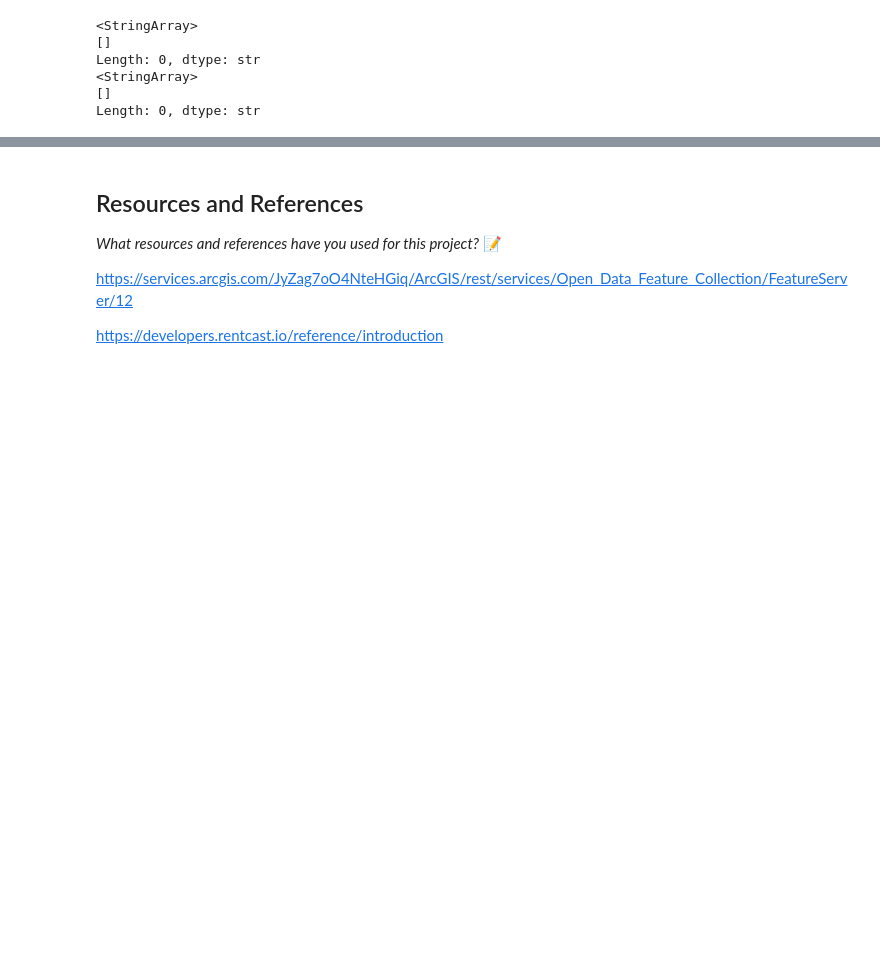
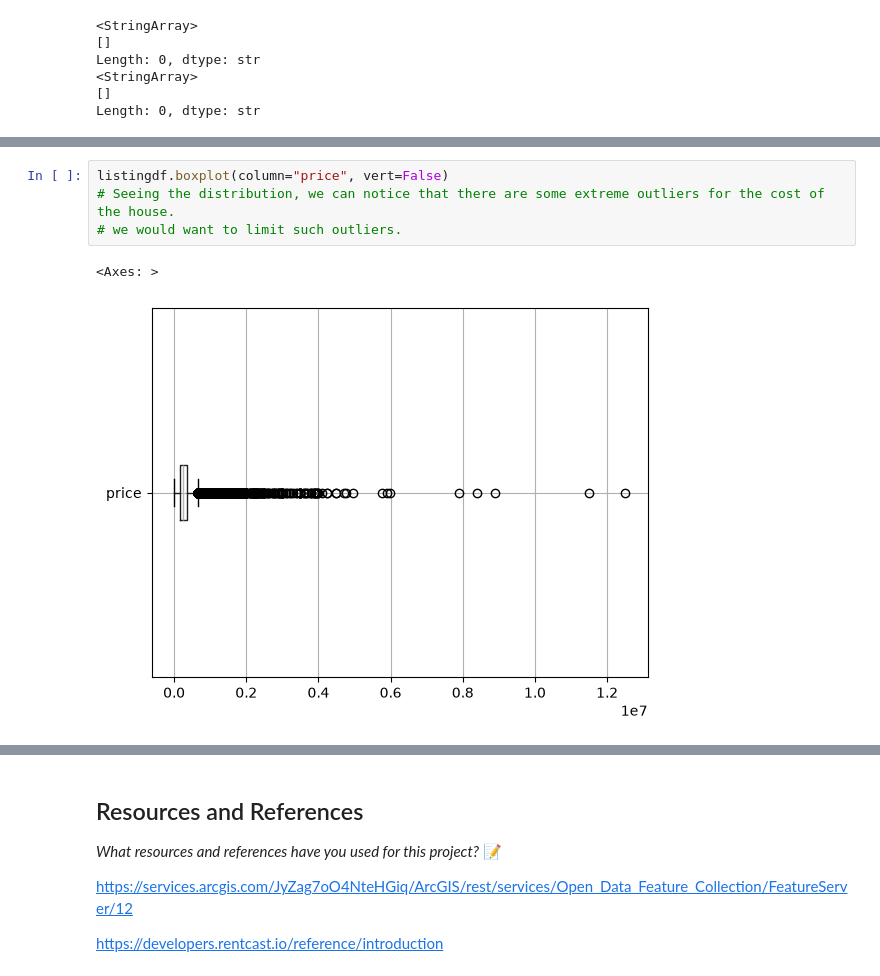
Before and after one commit to IT4063C-Fall2026/data-tech-analytics-final-project-sagebushstone, a Jupyter notebook: source.ipynb, the cells around one changed output, grey strips where cells are left out. Cells and saved outputs as stored; diff of their text form; blank space fills up the shorter version.

Commit message:
Boxplots, removing outliers, barchart for crimes

```diff
--- a/source.ipynb
+++ b/source.ipynb
@@ -266,3 +267,10 @@ crimedf.sample(3)
 | 14059 | 2025-INC-019327 | 2025-09-20 17:12:00 | 2025-09-20 16:00:00 | 2025-09-20 16:13:00 | D4B3 | CLEARED_BY_ARREST_ADULT | Part 2 | Saturday | ... |
 | 24423 | 2026-INC-002478 | 2026-02-12 00:08:00 | 2026-02-11 21:20:00 | 2026-02-11 21:30:00 | D3B2 | CLOSED | Robbery | Thursday | ... |
 | 54889 | 2026-INC-002904 | 2026-02-18 00:12:00 | 2026-02-17 23:38:00 | 2026-02-17 23:38:00 | D3B3 | CLEARED_BY_ARREST_ADULT | Agg Assault | Wednesday | ... |
+# %%
+listingdf.boxplot(column="price", vert=False)
+# Seeing the distribution, we can notice that there are some extreme outliers for the cost of the house.
+# we would want to limit such outliers.
+# %% [output]
+<Axes: >
+[figure, added]
```
Also changed, not shown: parts of 3 cells of this notebook, 2 other files.
